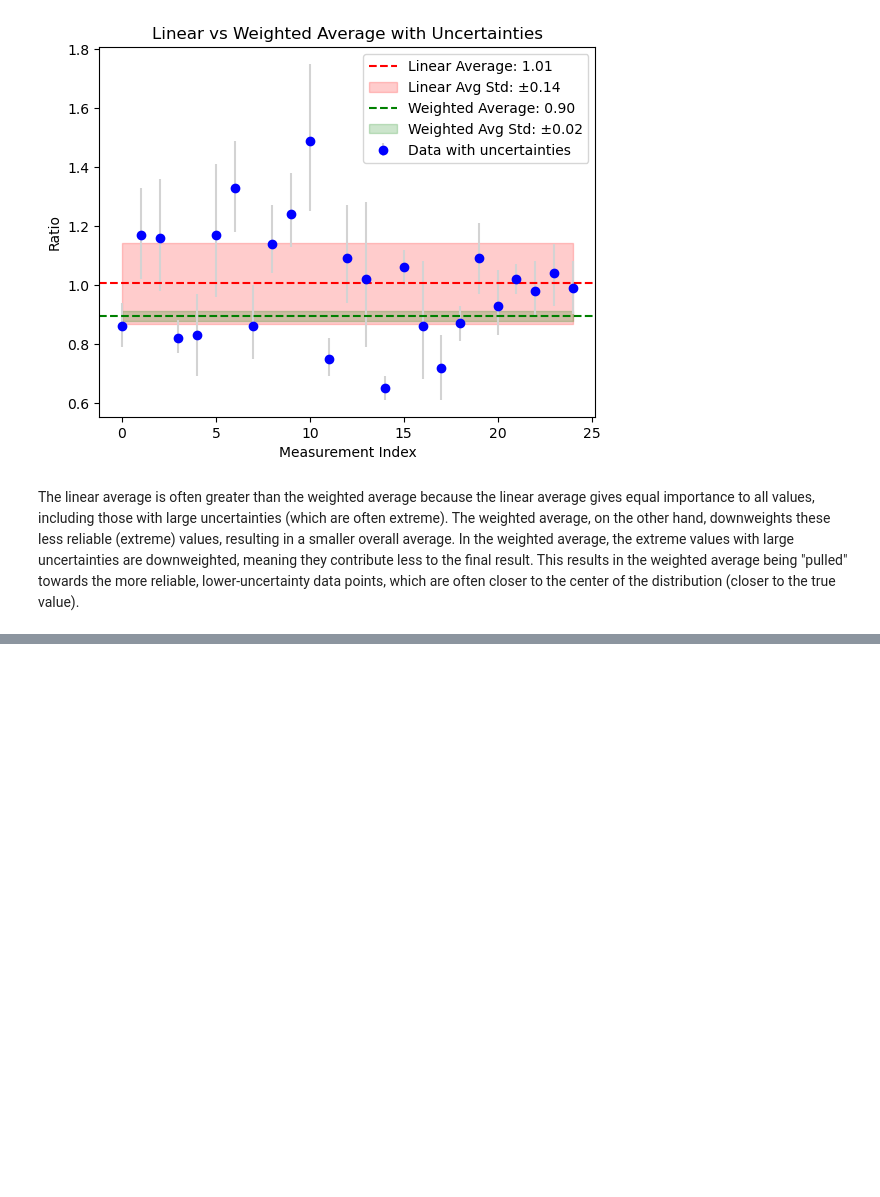
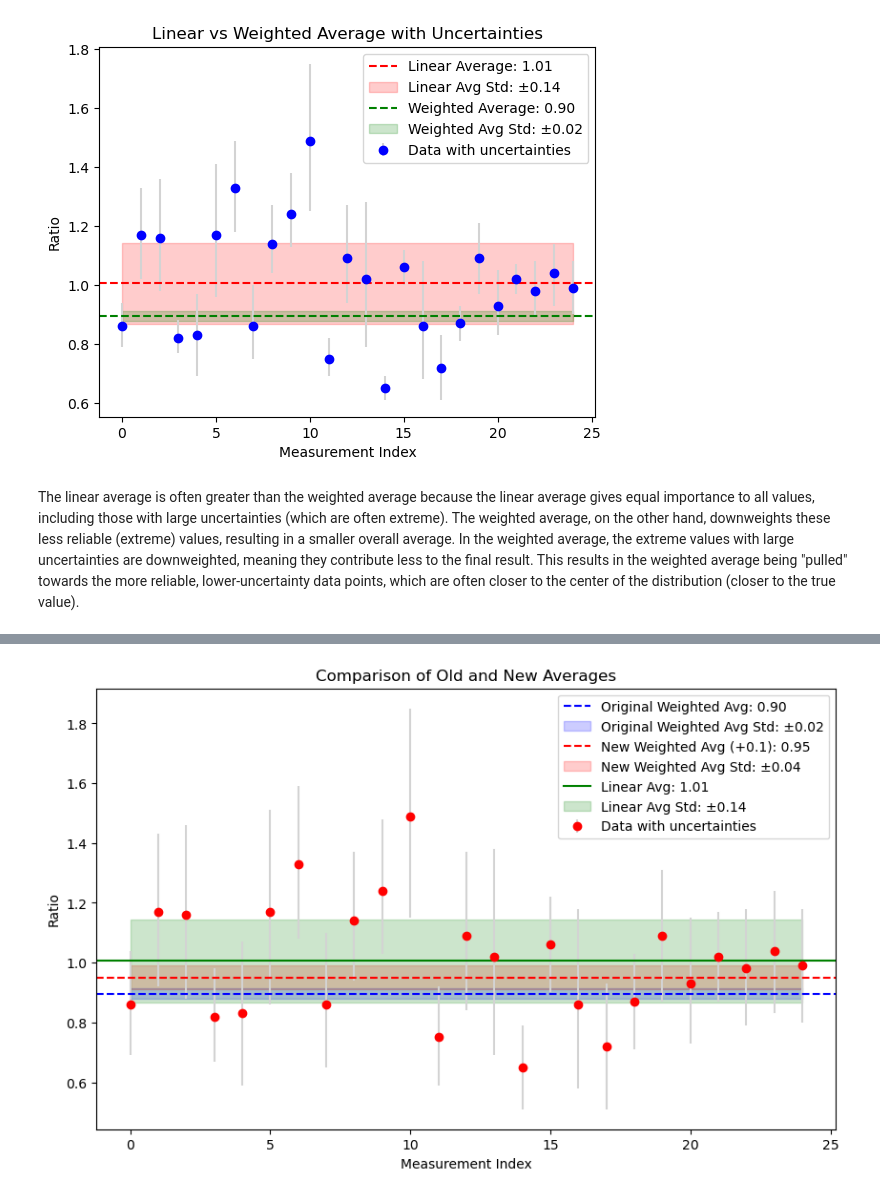
Before and after one commit to MahkameSalimi/Data-Analysis-2024, a Jupyter notebook: Assignments/2/code2_assignment_2.ipynb, the cells around one changed output, grey strips where cells are left out. Saved outputs shown, nothing was run; the diff lists cells and outputs as text; code cells hidden in the pictures; blank space fills up the shorter version.

```diff
--- a/Assignments/2/code2_assignment_2.ipynb
+++ b/Assignments/2/code2_assignment_2.ipynb
@@ -107,0 +106,9 @@ In the weighted average, the extreme values with large uncertainties are downwei
+# %%
+# Recalculate the weighted average with additional uncertainty
+weighted_avg_with_extra_p, weighted_std_with_extra_p = weighted_average_std(data['r_e+']+0.1,data['r_e-']+0.1,data['ratio'])
+# Recalculate the weighted average with additional uncertainty
+weighted_avg_with_extra_m, weighted_std_with_extra_m= weighted_average_std(data['r_e+']-0.1,data['r_e-']-0.1,data['ratio'])
+
+# Print the result
+print(f"Weighted Average with extra uncertainty (+0.1): {weighted_avg_with_extra_p:.2f} ± {weighted_std_with_extra_p:.2f}")
+print(f"Weighted Average with extra uncertainty (-0.1): {weighted_avg_with_extra_m:.2f} ± {weighted_std_with_extra_m:.2f}")
@@ -107,0 +132,25 @@ In the weighted average, the extreme values with large uncertainties are downwei
+# %%
+# Plot to Compare old and new averages (both weighted and linear)
+plt.figure(figsize=(10, 6))
+#Plot the data points with error bars
+plt.errorbar(range(n), data['ratio'], yerr=[data['r_e-']+0.1, data['r_e+']+0.1], fmt='o', label='Data with uncertainties',
+             color='red', ecolor='lightgray')
+# Plot original weighted average
+plt.axhline(y=weighted_avg, color='blue', linestyle='--', label=f'Original Weighted Avg: {weighted_avg:.2f}')
+plt.fill_between(range(n), weighted_avg - weighted_std, weighted_avg + weighted_std, color='blue', alpha=0.2, label=f'Original Weighted Avg Std: ±{weighted_std:.2f}')
+
+# Plot new weighted average
+plt.axhline(y=weighted_avg_with_extra_p, color='red', linestyle='--', label=f'New Weighted Avg (+0.1): {weighted_avg_with_extra_p:.2f}')
+plt.fill_between(range(n), weighted_avg_with_extra_p - weighted_std_with_extra_p, weighted_avg_with_extra_p + weighted_std_with_extra_p, color='red', alpha=0.2, label=f'New Weighted Avg Std: ±{weighted_std_with_extra_p:.2f}')
+
+# Plot linear average (same for both)
+plt.axhline(y=linear_avg, color='green', linestyle='-', label=f'Linear Avg: {linear_avg:.2f}')
+plt.fill_between(range(n), linear_avg - linear_std, linear_avg + linear_std, color='green', alpha=0.2, label=f'Linear Avg Std: ±{linear_std:.2f}')
+
+plt.xlabel('Measurement Index')
+plt.ylabel('Ratio')
+plt.title('Comparison of Old and New Averages')
+plt.legend()
+plt.show()
+# %% [output]
+[figure, added]
```
Also changed, not shown: parts of 5 cells of this notebook.
